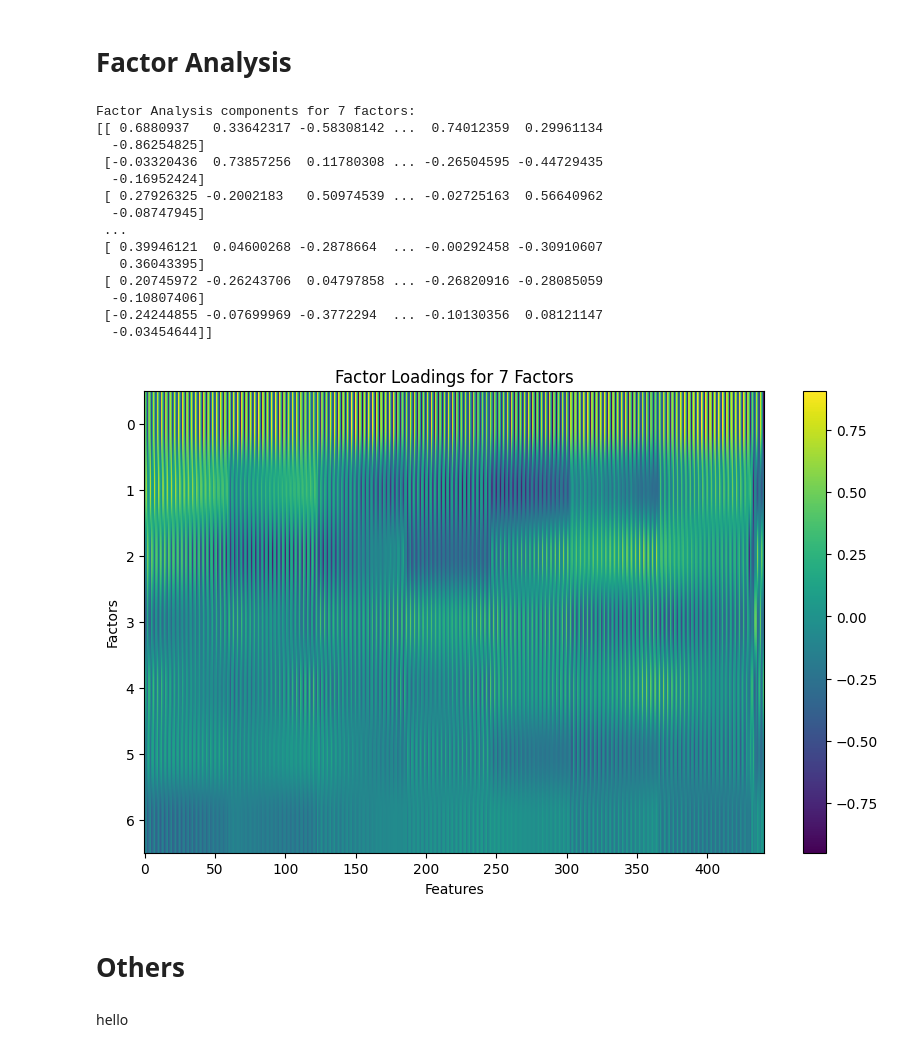
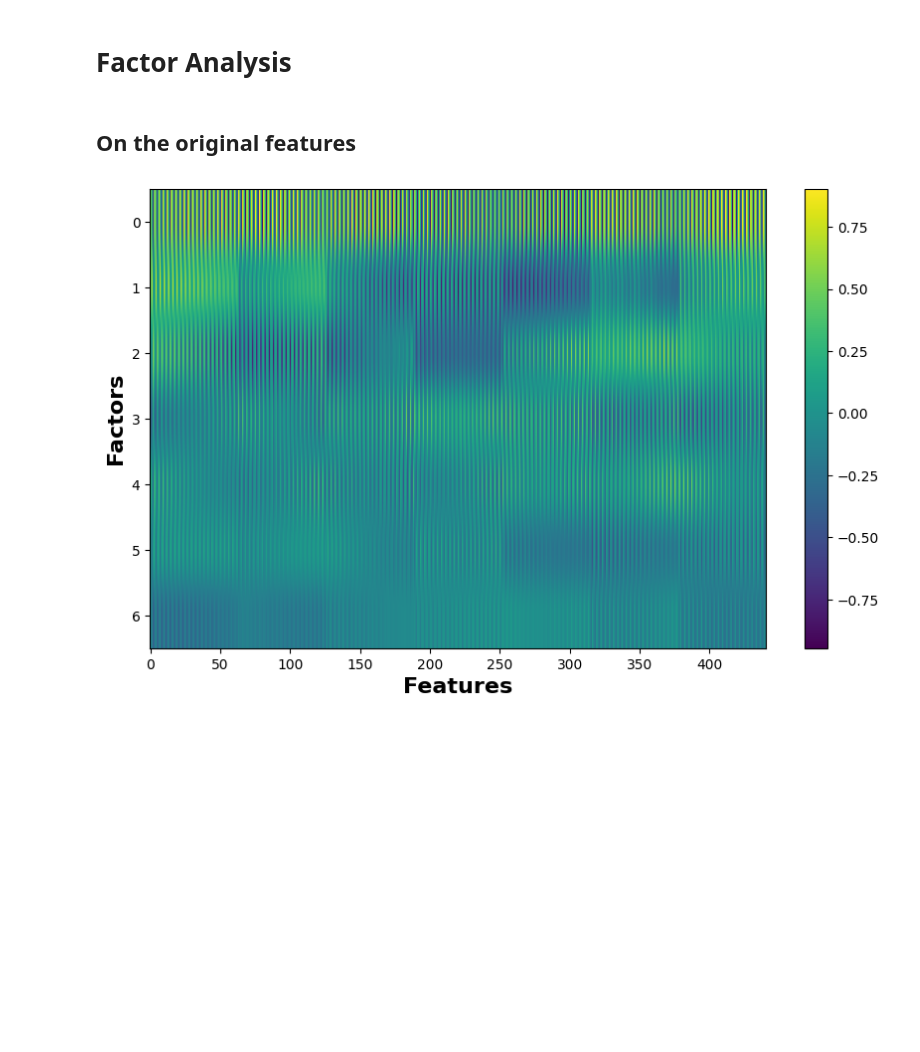
Before and after one commit to gleeeee0788/MSDS2025, a Jupyter notebook: DMW1/DMW1_Project.ipynb, the cells around one changed output. Drawn from its saved outputs; the diff is of its cells as text; code cells hidden in the pictures; blank space fills up the shorter version.

```diff
--- a/DMW1/DMW1_Project.ipynb
+++ b/DMW1/DMW1_Project.ipynb
@@ -314,0 +352,4 @@ df_scaled
+# %%
+final_df['protein identifier'] = final_df.groupby('protein').cumcount().add(1).apply(lambda x: f'-{x}' if x > 1 else '')
+final_df['protein'] =final_df['protein'] + final_df['protein identifier']
+final_df
@@ -314,0 +370,3 @@ df_scaled
+# %%
+final_features_df = final_df.iloc[:, 1:442]
+final_features_df
@@ -318,36 +407,29 @@ df_scaled
 explained_variance_ratios = []
 cumulative_variance = []
 
-# Try different n_components from 1 to a max value, let's assume 10 as a reasonable upper bound
 for n in range(1, 21):
     pca = PCA(n_components=n)
-    pca.fit(df_scaled)
+    pca.fit(final_features_df)
     explained_variance_ratios.append(pca.explained_variance_ratio_)
     cumulative_variance.append(np.cumsum(pca.explained_variance_ratio_))
 
-# Convert lists to DataFrame for easy visualization
 explained_variance_df = pd.DataFrame(explained_variance_ratios, columns=[f'PC{i+1}' for i in range(20)])
 cumulative_variance_df = pd.DataFrame(cumulative_variance, columns=[f'PC{i+1}' for i in range(20)])
 
-# Plot cumulative explained variance to visualize the best n_components
 plt.figure(figsize=(10, 6))
 plt.plot(np.arange(1, 21), cumulative_variance_df.iloc[-1, :], marker='o', label='cumulative')
 plt.plot(np.arange(1, 21), explained_variance_df.iloc[-1, :], marker='o', label='individual')
-plt.xlabel('Number of Principal Components')
-plt.ylabel('Explained Variance')
+plt.xlabel('Number of Principal Components', fontsize=16, fontweight='bold')
+plt.ylabel('Explained Variance', fontsize=16, fontweight='bold')
 plt.grid(True)
 plt.show()
 
-# Now, let's find the smallest n_components that explain at least 90% of the variance
 for i, cum_variance in enumerate(cumulative_variance_df.iloc[-1, :]):
     if cum_variance >= 0.9:
         best_n_components = i + 1
         break
 
 print(f"The best number of components that explain at least 90% of the variance: {best_n_components}")
-
-# You can now perform PCA with the selected best n_components
-pca = PCA(n_components=best_n_components)
-pca_result = pca.fit_transform(df_scaled)
-print(f"Explained variance ratio for the best {best_n_components} components: {pca.explained_variance_ratio_}")
+print(f"Combined variance of the {best_n_components} components: {explained_variance_df.iloc[-1, :][:best_n_components].sum() * 100:.2f}%")
+print(f"Explained variance ratio of the {best_n_components} components: {pca.explained_variance_ratio_}")
 # %% [output]
@@ -381,36 +529,16 @@ pca_df
 # %% [markdown]
 # Factor Analysis
+# %% [markdown]
+## On the original features
+# %%
+fa = FactorAnalysis(n_components=best_n_components)
+fa_result = fa.fit_transform(final_features_df)
 # %%
-fa = FactorAnalysis(n_components=best_n_components)
-fa_result = fa.fit_transform(df_scaled)
-print(f"Factor Analysis components for {best_n_components} factors:")
-print(fa.components_)
-
-# Optionally, visualize the factor loadings
 plt.figure(figsize=(10, 6))
 plt.imshow(fa.components_, aspect='auto', cmap='viridis')
 plt.colorbar()
-plt.title(f"Factor Loadings for {best_n_components} Factors")
-plt.ylabel('Factors')
-plt.xlabel('Features')
+plt.ylabel('Factors', fontsize=16, fontweight='bold')
+plt.xlabel('Features', fontsize=16, fontweight='bold')
 plt.show()
 # %% [output]
-Factor Analysis components for 7 factors:
-[[ 0.6880937   0.33642317 -0.58308142 ...  0.74012359  0.29961134
-  -0.86254825]
- [-0.03320436  0.73857256  0.11780308 ... -0.26504595 -0.44729435
-  -0.16952424]
- [ 0.27926325 -0.2002183   0.50974539 ... -0.02725163  0.56640962
-  -0.08747945]
- ...
- [ 0.39946121  0.04600268 -0.2878664  ... -0.00292458 -0.30910607
-   0.36043395]
- [ 0.20745972 -0.26243706  0.04797858 ... -0.26820916 -0.28085059
-  -0.10807406]
- [-0.24244855 -0.07699969 -0.3772294  ... -0.10130356  0.08121147
-  -0.03454644]]
-[figure, old version]
+[figure, new version]
-# %% [markdown]
-# Others
-# %% [markdown]
-hello
```
Also changed, not shown: parts of 74 cells of this notebook, 1 other file.
